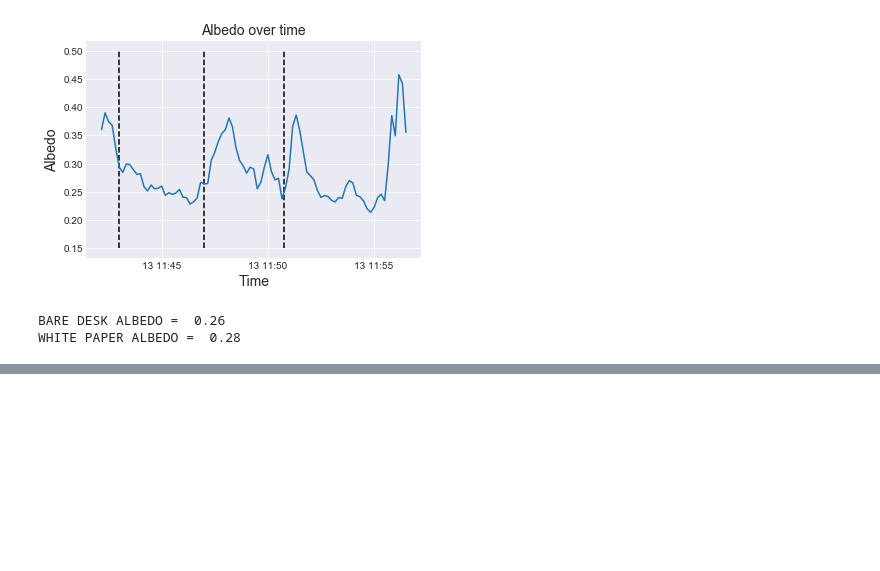
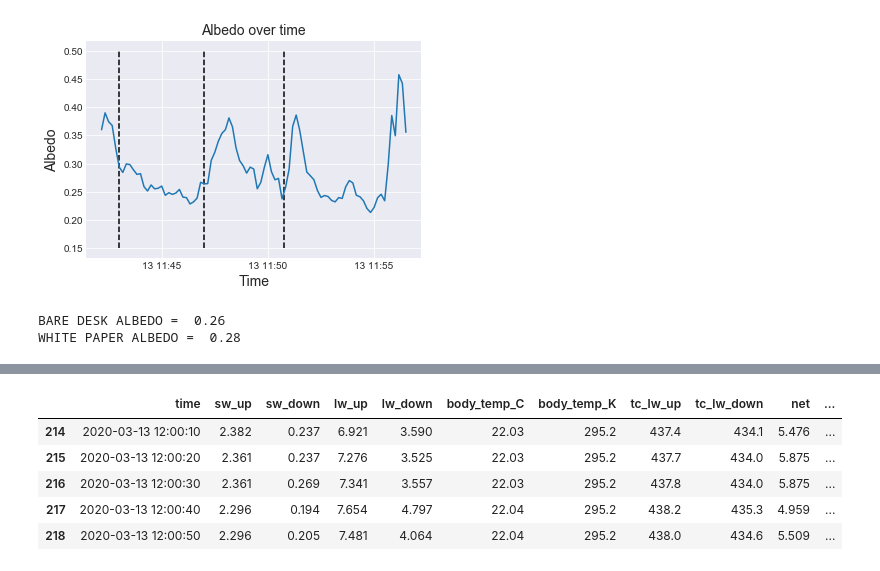
Before and after one commit to Pearl-Ayem/a303_course_work, a Jupyter notebook: Lab 9/Lab 9 Analysis.ipynb, the cells around one changed output, grey strips where cells are left out. Cells and saved outputs as stored; diff of their text form; code cells hidden in the pictures; blank space fills up the shorter version.

```diff
--- a/Lab 9/Lab 9 Analysis.ipynb
+++ b/Lab 9/Lab 9 Analysis.ipynb
@@ -76,0 +117,9 @@ WHITE PAPER ALBEDO =  0.28
+# %%
+solar_part2.head()
+# %% [output]
+|  | time | sw_up | sw_down | lw_up | lw_down | body_temp_C | body_temp_K | tc_lw_up | tc_lw_down | net | ... |
+| 214 | 2020-03-13 12:00:10 | 2.382 | 0.237 | 6.921 | 3.590 | 22.03 | 295.2 | 437.4 | 434.1 | 5.476 | ... |
+| 215 | 2020-03-13 12:00:20 | 2.361 | 0.237 | 7.276 | 3.525 | 22.03 | 295.2 | 437.7 | 434.0 | 5.875 | ... |
+| 216 | 2020-03-13 12:00:30 | 2.361 | 0.269 | 7.341 | 3.557 | 22.03 | 295.2 | 437.8 | 434.0 | 5.875 | ... |
+| 217 | 2020-03-13 12:00:40 | 2.296 | 0.194 | 7.654 | 4.797 | 22.04 | 295.2 | 438.2 | 435.3 | 4.959 | ... |
+| 218 | 2020-03-13 12:00:50 | 2.296 | 0.205 | 7.481 | 4.064 | 22.04 | 295.2 | 438.0 | 434.6 | 5.509 | ... |
```
Also changed, not shown: parts of 10 cells of this notebook.
